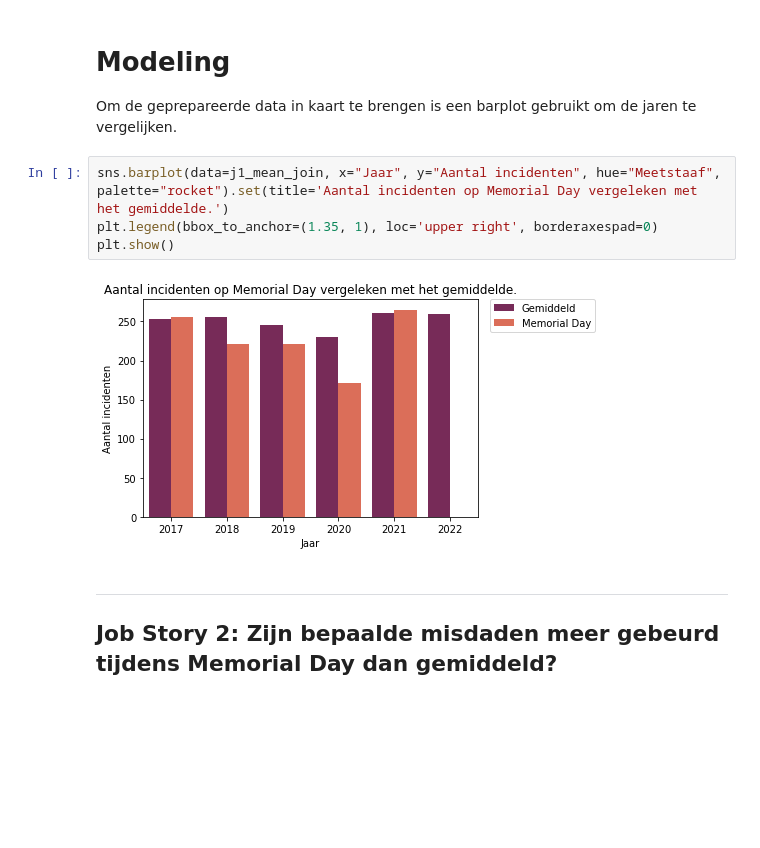
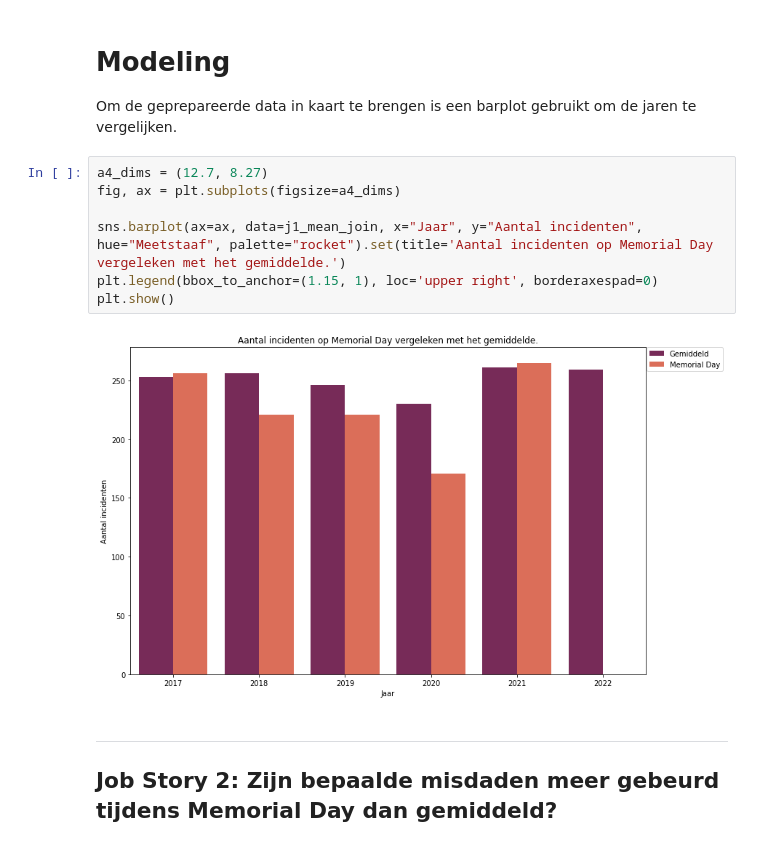
Before and after one commit to KolmschateS/poc-crime, a Jupyter notebook: memorial_day_analytics.ipynb, the cells around one changed output. Saved outputs shown, nothing was run; the diff lists cells and outputs as text; blank space fills up the shorter version.

```diff
--- a/memorial_day_analytics.ipynb
+++ b/memorial_day_analytics.ipynb
@@ -232,11 +232,14 @@ j1_mean_join
 # Modeling
 Om de geprepareerde data in kaart te brengen is een barplot gebruikt om de jaren te vergelijken.
 # %%
-sns.barplot(data=j1_mean_join, x="Jaar", y="Aantal incidenten", hue="Meetstaaf", palette="rocket").set(title='Aantal incidenten op Memorial Day vergeleken met het gemiddelde.')
-plt.legend(bbox_to_anchor=(1.35, 1), loc='upper right', borderaxespad=0)
+a4_dims = (12.7, 8.27)
+fig, ax = plt.subplots(figsize=a4_dims)
+
+sns.barplot(ax=ax, data=j1_mean_join, x="Jaar", y="Aantal incidenten", hue="Meetstaaf", palette="rocket").set(title='Aantal incidenten op Memorial Day vergeleken met het gemiddelde.')
+plt.legend(bbox_to_anchor=(1.15, 1), loc='upper right', borderaxespad=0)
 plt.show()
 # %% [output]
-[figure, old version]
+[figure, new version]
 # %% [markdown]
 ***
 ## Job Story 2: Zijn bepaalde misdaden meer gebeurd tijdens Memorial Day dan gemiddeld?
```
